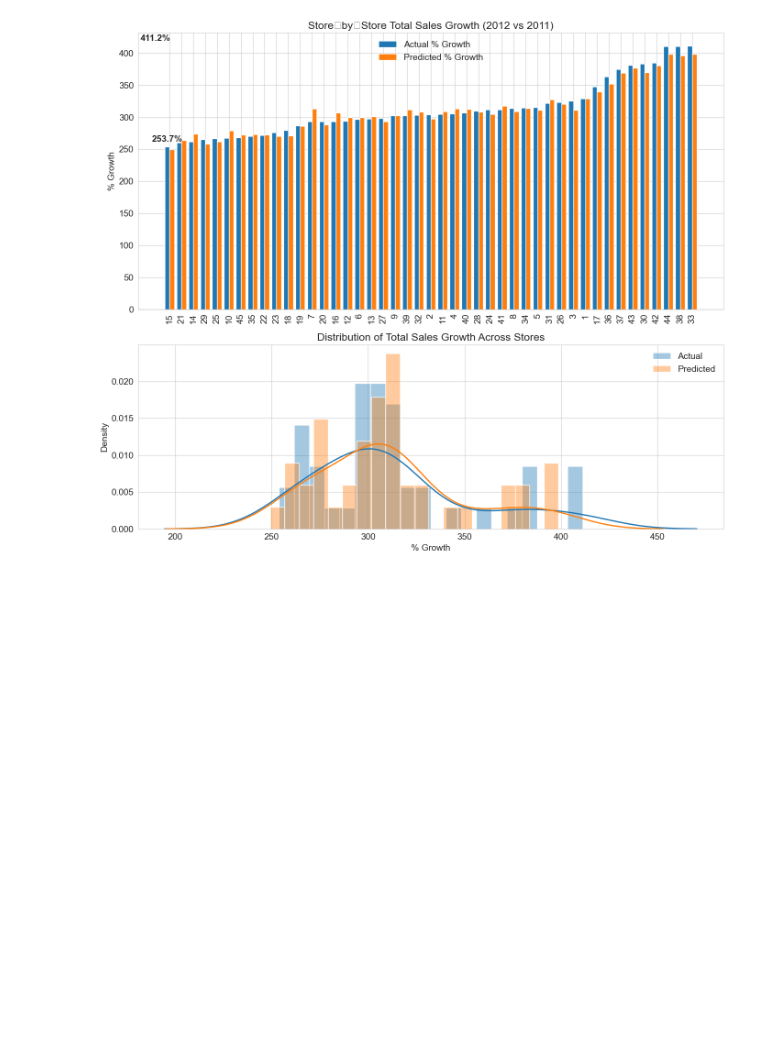
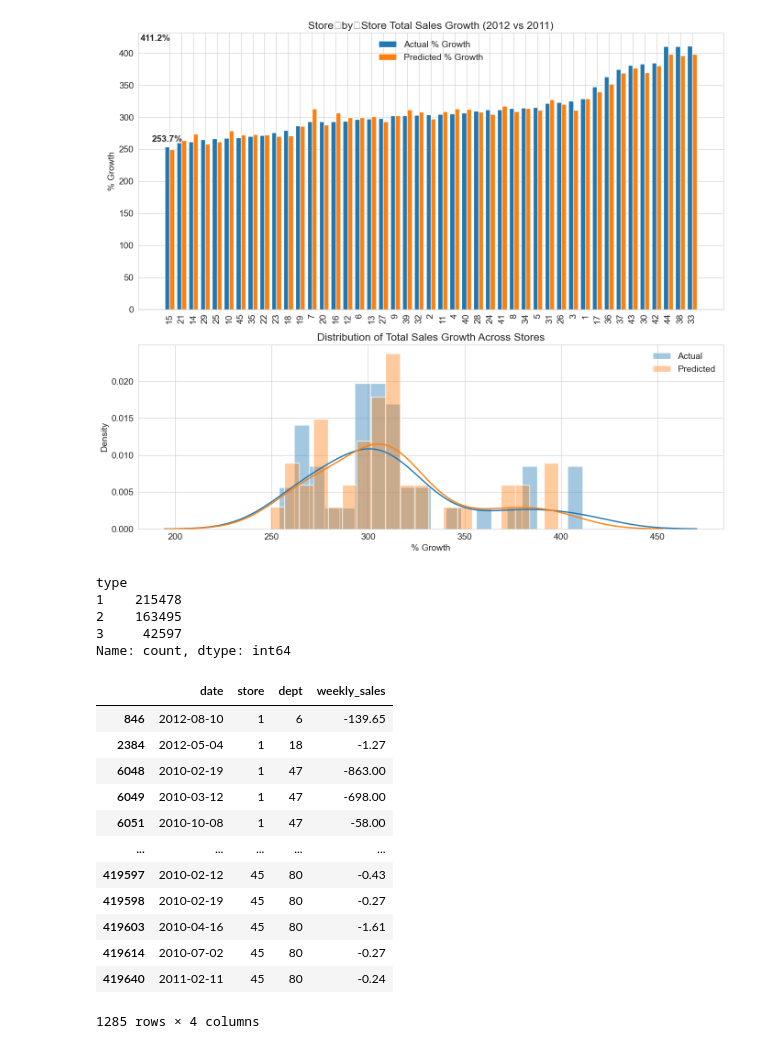
Before and after one commit to JorgeMMLRodrigues/ml_walmart_price, a Jupyter notebook: main.ipynb, the cells around one changed output. Drawn from its saved outputs; the diff is of its cells as text; code cells hidden in the pictures; blank space fills up the shorter version.

```diff
--- a/main.ipynb
+++ b/main.ipynb
@@ -8948,3 +8953,31 @@ plt.show()
 [figure]
 # %%
 df_viz.to_csv('df_wm_store_sales_predictions.csv', index=False)
+# %%
+df_viz["type"].value_counts()
+# %% [output]
+type
+1    215478
+2    163495
+3     42597
+Name: count, dtype: int64
+# %%
+df_neg_sales = (
+    df_viz
+    .loc[df_viz["weekly_sales"] < 0, ["date", "store", "dept", "weekly_sales"]]
+)
+df_neg_sales
+# %% [output]
+|  | date | store | dept | weekly_sales |
+| 846 | 2012-08-10 | 1 | 6 | -139.65 |
+| 2384 | 2012-05-04 | 1 | 18 | -1.27 |
+| 6048 | 2010-02-19 | 1 | 47 | -863.00 |
+| 6049 | 2010-03-12 | 1 | 47 | -698.00 |
+| 6051 | 2010-10-08 | 1 | 47 | -58.00 |
+| ... | ... | ... | ... | ... |
+| 419597 | 2010-02-12 | 45 | 80 | -0.43 |
+| 419598 | 2010-02-19 | 45 | 80 | -0.27 |
+| 419603 | 2010-04-16 | 45 | 80 | -1.61 |
+| 419614 | 2010-07-02 | 45 | 80 | -0.27 |
+| 419640 | 2011-02-11 | 45 | 80 | -0.24 |
+1285 rows × 4 columns
```
Also changed, not shown: parts of 5 cells of this notebook, 2 other files.
